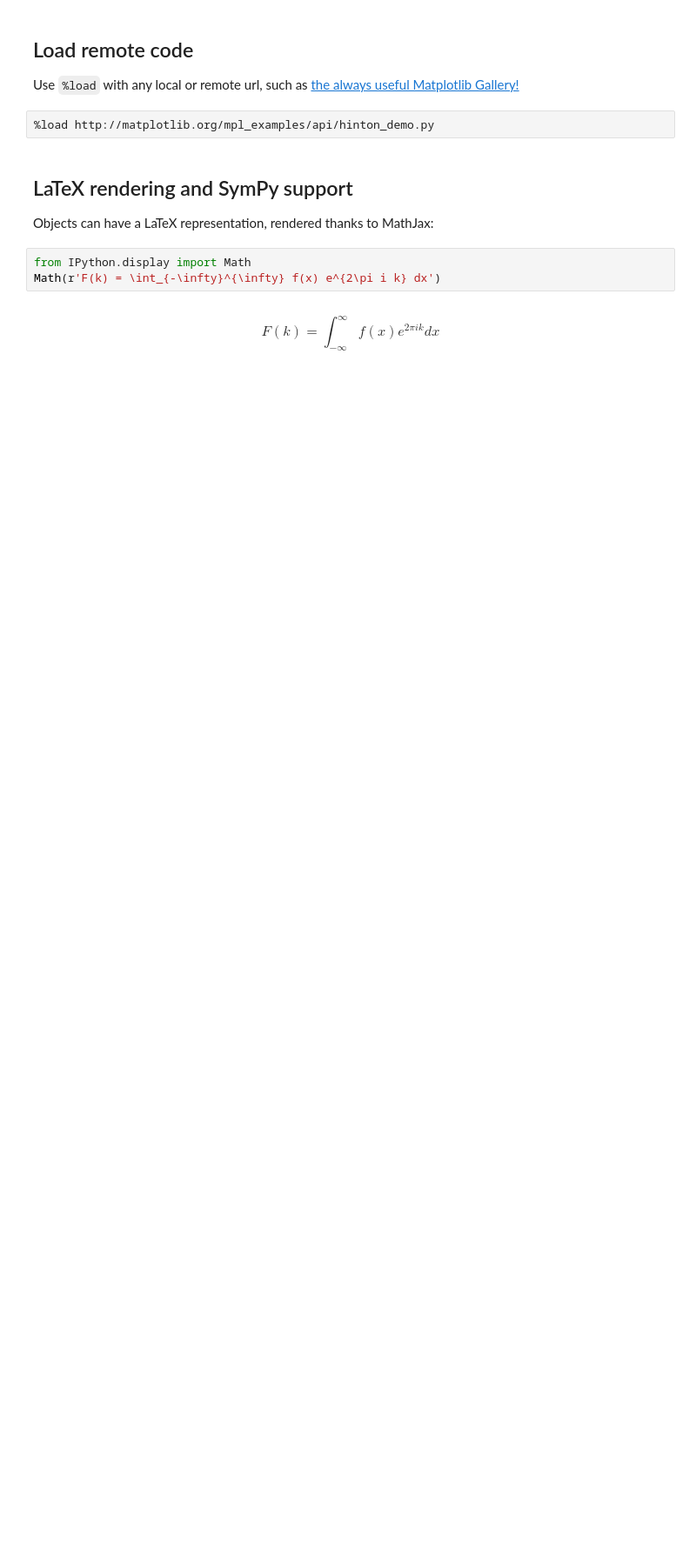
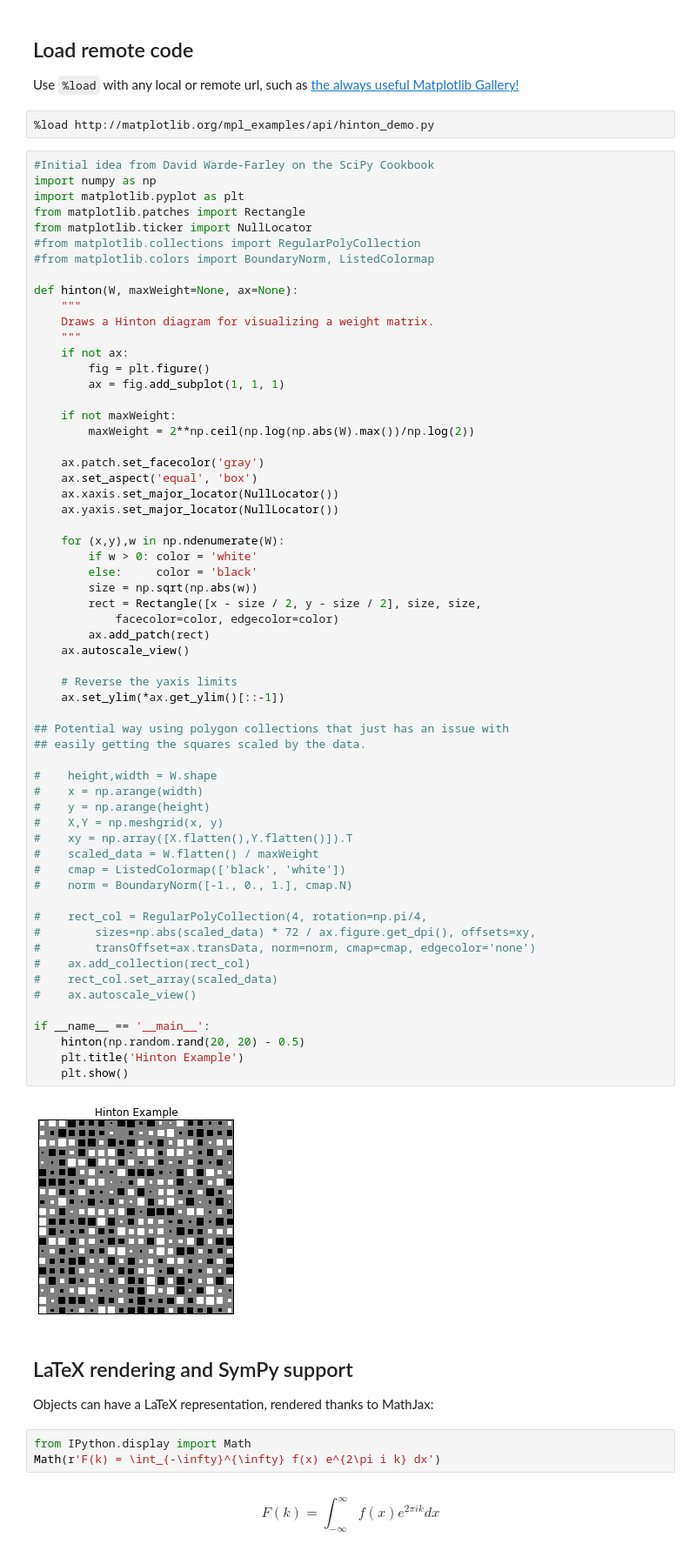
Before and after one commit to fperez/reprosw, a Jupyter notebook: QuickTour.ipynb, the cells around one changed output. Shown at 87% size. Drawn from its saved outputs; the diff is of its cells as text; blank space fills up the shorter version.

```diff
--- a/QuickTour.ipynb
+++ b/QuickTour.ipynb
@@ -123,6 +123,68 @@ HTML('<iframe src=http://en.mobile.wikipedia.org/?useformat=mobile width=650 hei
 Use ``%load`` with any local or remote url, such as [the always useful Matplotlib Gallery!](http://matplotlib.org/gallery.html)
 # %%
 %load http://matplotlib.org/mpl_examples/api/hinton_demo.py
+# %%
+#Initial idea from David Warde-Farley on the SciPy Cookbook
+import numpy as np
+import matplotlib.pyplot as plt
+from matplotlib.patches import Rectangle
+from matplotlib.ticker import NullLocator
+#from matplotlib.collections import RegularPolyCollection
+#from matplotlib.colors import BoundaryNorm, ListedColormap
+
+def hinton(W, maxWeight=None, ax=None):
+    """
+    Draws a Hinton diagram for visualizing a weight matrix.
+    """
+    if not ax:
+        fig = plt.figure()
+        ax = fig.add_subplot(1, 1, 1)
+
+    if not maxWeight:
+        maxWeight = 2**np.ceil(np.log(np.abs(W).max())/np.log(2))
+
+    ax.patch.set_facecolor('gray')
+    ax.set_aspect('equal', 'box')
+    ax.xaxis.set_major_locator(NullLocator())
+    ax.yaxis.set_major_locator(NullLocator())
+
+    for (x,y),w in np.ndenumerate(W):
+        if w > 0: color = 'white'
+        else:     color = 'black'
+        size = np.sqrt(np.abs(w))
+        rect = Rectangle([x - size / 2, y - size / 2], size, size,
+            facecolor=color, edgecolor=color)
+        ax.add_patch(rect)
+    ax.autoscale_view()
+
+    # Reverse the yaxis limits
+    ax.set_ylim(*ax.get_ylim()[::-1])
+
+## Potential way using polygon collections that just has an issue with
+## easily getting the squares scaled by the data.
+
+#    height,width = W.shape
+#    x = np.arange(width)
+#    y = np.arange(height)
+#    X,Y = np.meshgrid(x, y)
+#    xy = np.array([X.flatten(),Y.flatten()]).T
+#    scaled_data = W.flatten() / maxWeight
+#    cmap = ListedColormap(['black', 'white'])
+#    norm = BoundaryNorm([-1., 0., 1.], cmap.N)
+
+#    rect_col = RegularPolyCollection(4, rotation=np.pi/4,
+#        sizes=np.abs(scaled_data) * 72 / ax.figure.get_dpi(), offsets=xy,
+#        transOffset=ax.transData, norm=norm, cmap=cmap, edgecolor='none')
+#    ax.add_collection(rect_col)
+#    rect_col.set_array(scaled_data)
+#    ax.autoscale_view()
+
+if __name__ == '__main__':
+    hinton(np.random.rand(20, 20) - 0.5)
+    plt.title('Hinton Example')
+    plt.show()
+# %% [output]
+[figure, added]
 # %% [markdown]
 <!--====-->
 ## LaTeX rendering and SymPy support
```
Also changed, not shown: parts of 1 cell of this notebook, 1 other file.
